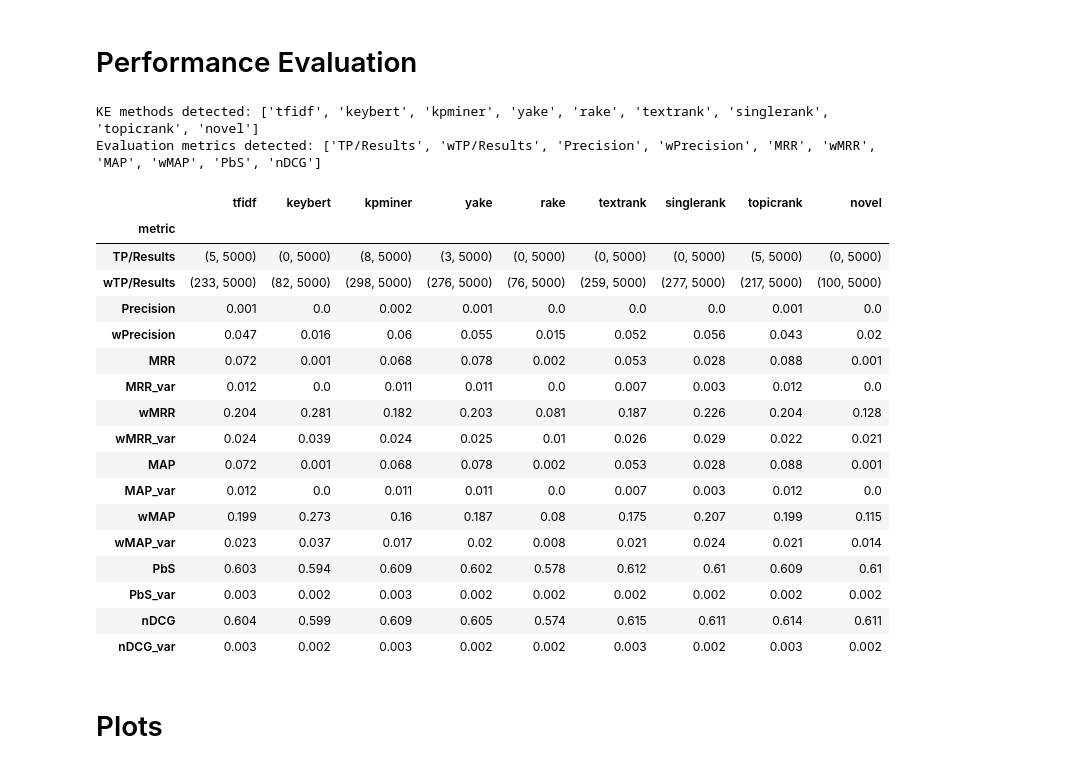
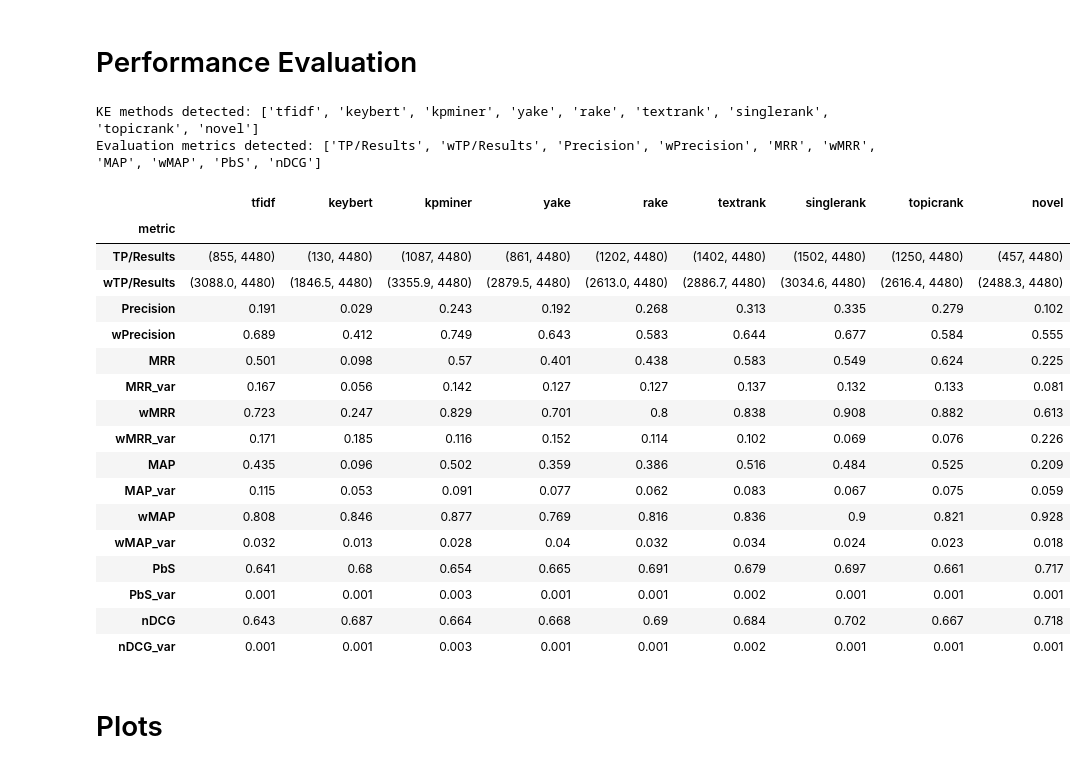
Before and after one commit to carinhopm/topic-extraction, a Jupyter notebook: notebooks/Visualization.ipynb, the cells around one changed output. Saved outputs shown, nothing was run; the diff lists cells and outputs as text; code cells hidden in the pictures.

```diff
--- a/notebooks/Visualization.ipynb
+++ b/notebooks/Visualization.ipynb
@@ -5,40 +5,40 @@ import matplotlib.pyplot as plt
 import numpy as np
 import pandas as pd
 # %%
-report = "kptimes_500_all_report"
+report = "semeval2017_all_report"
 csv_file = "../versions/v0.4.0/reports/"+report+".csv"
 lang = 'en'
 num_preds = 10
 keywords_sorted = False
 
 df = pd.read_csv(csv_file, index_col=0, encoding="utf-8")
 ke_methods = [i for i in list(df.columns.values) if i!='metric']
 metrics = [i for i in df.index.values if not i.endswith('_var')]
 var_idxs = [i for i in df.index.values if i.endswith('_var')]
 print(f'KE methods detected: {ke_methods}')
 print(f'Evaluation metrics detected: {metrics}')
 df
 # %% [output]
 KE methods detected: ['tfidf', 'keybert', 'kpminer', 'yake', 'rake', 'textrank', 'singlerank', 'topicrank', 'novel']
 Evaluation metrics detected: ['TP/Results', 'wTP/Results', 'Precision', 'wPrecision', 'MRR', 'wMRR', 'MAP', 'wMAP', 'PbS', 'nDCG']
 |  | tfidf | keybert | kpminer | yake | rake | textrank | singlerank | topicrank | novel |
 | metric |  |  |  |  |  |  |  |  |  |
-| TP/Results | (5, 5000) | (0, 5000) | (8, 5000) | (3, 5000) | (0, 5000) | (0, 5000) | (0, 5000) | (5, 5000) | (0, 5000) |
-| wTP/Results | (233, 5000) | (82, 5000) | (298, 5000) | (276, 5000) | (76, 5000) | (259, 5000) | (277, 5000) | (217, 5000) | (100, 5000) |
-| Precision | 0.001 | 0.0 | 0.002 | 0.001 | 0.0 | 0.0 | 0.0 | 0.001 | 0.0 |
-| wPrecision | 0.047 | 0.016 | 0.06 | 0.055 | 0.015 | 0.052 | 0.056 | 0.043 | 0.02 |
-| MRR | 0.072 | 0.001 | 0.068 | 0.078 | 0.002 | 0.053 | 0.028 | 0.088 | 0.001 |
-| MRR_var | 0.012 | 0.0 | 0.011 | 0.011 | 0.0 | 0.007 | 0.003 | 0.012 | 0.0 |
-| wMRR | 0.204 | 0.281 | 0.182 | 0.203 | 0.081 | 0.187 | 0.226 | 0.204 | 0.128 |
-| wMRR_var | 0.024 | 0.039 | 0.024 | 0.025 | 0.01 | 0.026 | 0.029 | 0.022 | 0.021 |
-| MAP | 0.072 | 0.001 | 0.068 | 0.078 | 0.002 | 0.053 | 0.028 | 0.088 | 0.001 |
-| MAP_var | 0.012 | 0.0 | 0.011 | 0.011 | 0.0 | 0.007 | 0.003 | 0.012 | 0.0 |
-| wMAP | 0.199 | 0.273 | 0.16 | 0.187 | 0.08 | 0.175 | 0.207 | 0.199 | 0.115 |
-| wMAP_var | 0.023 | 0.037 | 0.017 | 0.02 | 0.008 | 0.021 | 0.024 | 0.021 | 0.014 |
-| PbS | 0.603 | 0.594 | 0.609 | 0.602 | 0.578 | 0.612 | 0.61 | 0.609 | 0.61 |
-| PbS_var | 0.003 | 0.002 | 0.003 | 0.002 | 0.002 | 0.002 | 0.002 | 0.002 | 0.002 |
-| nDCG | 0.604 | 0.599 | 0.609 | 0.605 | 0.574 | 0.615 | 0.611 | 0.614 | 0.611 |
-| nDCG_var | 0.003 | 0.002 | 0.003 | 0.002 | 0.002 | 0.003 | 0.002 | 0.003 | 0.002 |
+| TP/Results | (855, 4480) | (130, 4480) | (1087, 4480) | (861, 4480) | (1202, 4480) | (1402, 4480) | (1502, 4480) | (1250, 4480) | (457, 4480) |
+| wTP/Results | (3088.0, 4480) | (1846.5, 4480) | (3355.9, 4480) | (2879.5, 4480) | (2613.0, 4480) | (2886.7, 4480) | (3034.6, 4480) | (2616.4, 4480) | (2488.3, 4480) |
+| Precision | 0.191 | 0.029 | 0.243 | 0.192 | 0.268 | 0.313 | 0.335 | 0.279 | 0.102 |
+| wPrecision | 0.689 | 0.412 | 0.749 | 0.643 | 0.583 | 0.644 | 0.677 | 0.584 | 0.555 |
+| MRR | 0.501 | 0.098 | 0.57 | 0.401 | 0.438 | 0.583 | 0.549 | 0.624 | 0.225 |
+| MRR_var | 0.167 | 0.056 | 0.142 | 0.127 | 0.127 | 0.137 | 0.132 | 0.133 | 0.081 |
+| wMRR | 0.723 | 0.247 | 0.829 | 0.701 | 0.8 | 0.838 | 0.908 | 0.882 | 0.613 |
+| wMRR_var | 0.171 | 0.185 | 0.116 | 0.152 | 0.114 | 0.102 | 0.069 | 0.076 | 0.226 |
+| MAP | 0.435 | 0.096 | 0.502 | 0.359 | 0.386 | 0.516 | 0.484 | 0.525 | 0.209 |
+| MAP_var | 0.115 | 0.053 | 0.091 | 0.077 | 0.062 | 0.083 | 0.067 | 0.075 | 0.059 |
+| wMAP | 0.808 | 0.846 | 0.877 | 0.769 | 0.816 | 0.836 | 0.9 | 0.821 | 0.928 |
+| wMAP_var | 0.032 | 0.013 | 0.028 | 0.04 | 0.032 | 0.034 | 0.024 | 0.023 | 0.018 |
+| PbS | 0.641 | 0.68 | 0.654 | 0.665 | 0.691 | 0.679 | 0.697 | 0.661 | 0.717 |
+| PbS_var | 0.001 | 0.001 | 0.003 | 0.001 | 0.001 | 0.002 | 0.001 | 0.001 | 0.001 |
+| nDCG | 0.643 | 0.687 | 0.664 | 0.668 | 0.69 | 0.684 | 0.702 | 0.667 | 0.718 |
+| nDCG_var | 0.001 | 0.001 | 0.003 | 0.001 | 0.001 | 0.002 | 0.001 | 0.001 | 0.001 |
 # %% [markdown]
 # Plots
 # %%
```
Also changed, not shown: parts of 13 cells of this notebook.
